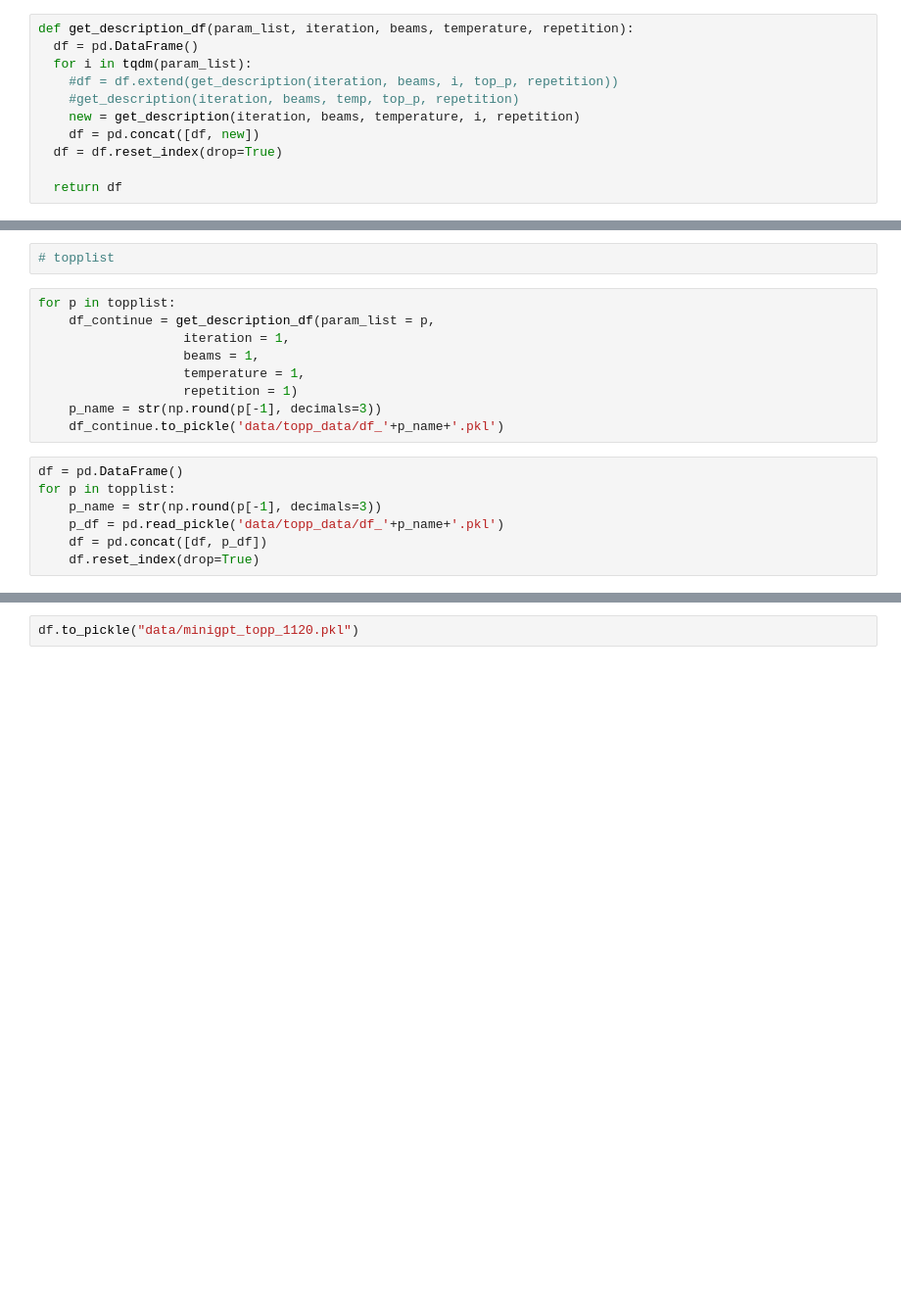
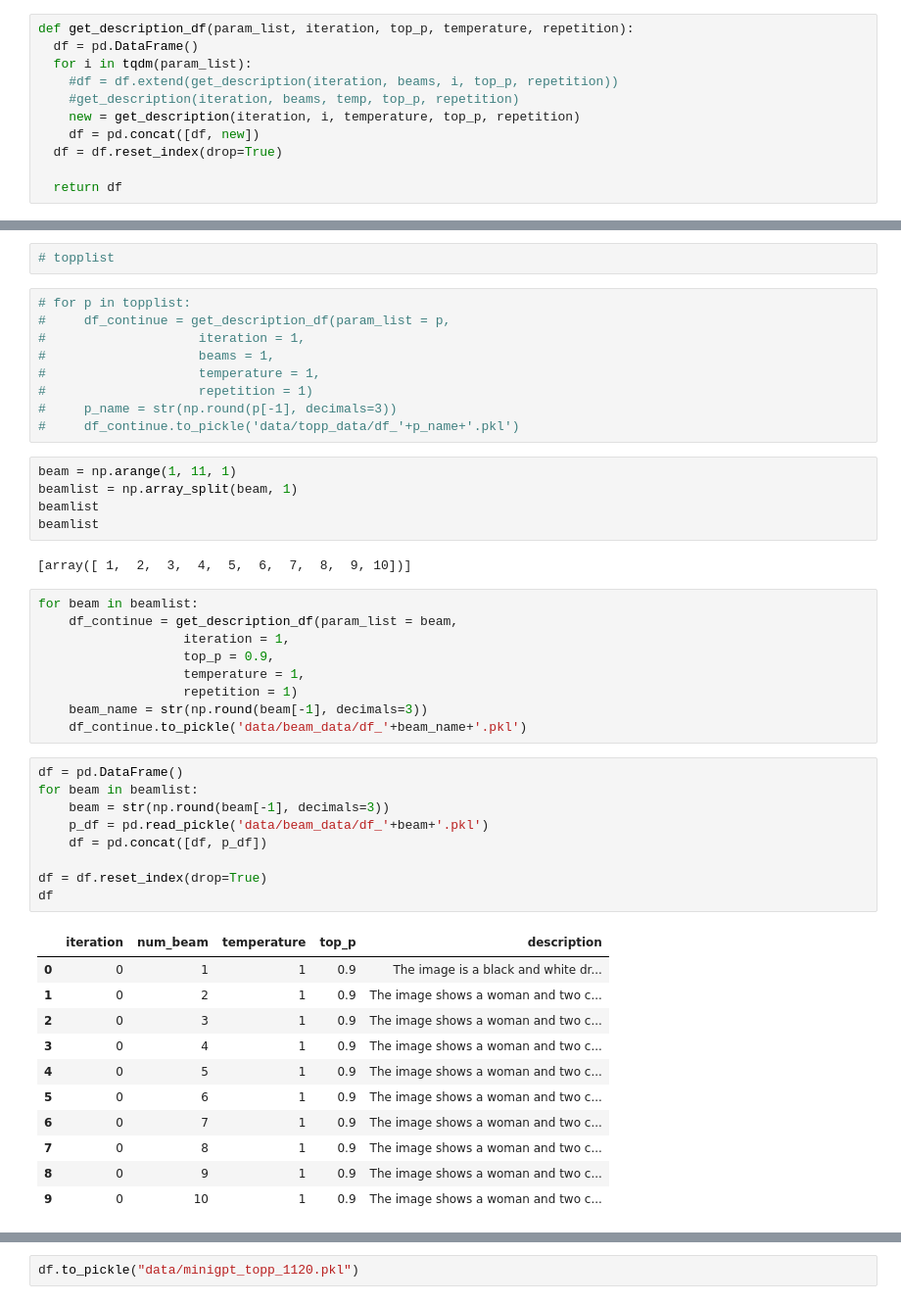
Before and after one commit to zimine/anlp23_project, a Jupyter notebook: project.ipynb, the cells around one changed output, grey strips where cells are left out. Shown at 98% size. Drawn from its saved outputs; the diff is of its cells as text; blank space fills up the shorter version.

Commit message:
added and updated analysis on num_beams

```diff
--- a/project.ipynb
+++ b/project.ipynb
@@ -88,12 +88,12 @@ def get_description(iteration, beams, temp, top_p, repetition):
 
 #   return df
 # %%
-def get_description_df(param_list, iteration, beams, temperature, repetition):
+def get_description_df(param_list, iteration, top_p, temperature, repetition):
   df = pd.DataFrame()
   for i in tqdm(param_list):
     #df = df.extend(get_description(iteration, beams, i, top_p, repetition))
     #get_description(iteration, beams, temp, top_p, repetition)
-    new = get_description(iteration, beams, temperature, i, repetition)
+    new = get_description(iteration, i, temperature, top_p, repetition)
     df = pd.concat([df, new])
   df = df.reset_index(drop=True)
 
@@ -126,18 +116,48 @@ topplist = np.array_split(topp, 20)
 # %%
 # topplist
 # %%
-for p in topplist:
-    df_continue = get_description_df(param_list = p,
-                   iteration = 1,
-                   beams = 1,
-                   temperature = 1,
-                   repetition = 1)
-    p_name = str(np.round(p[-1], decimals=3))
-    df_continue.to_pickle('data/topp_data/df_'+p_name+'.pkl')
+# for p in topplist:
+#     df_continue = get_description_df(param_list = p,
+#                    iteration = 1,
+#                    beams = 1,
+#                    temperature = 1,
+#                    repetition = 1)
+#     p_name = str(np.round(p[-1], decimals=3))
+#     df_continue.to_pickle('data/topp_data/df_'+p_name+'.pkl')
+# %%
+beam = np.arange(1, 11, 1)
+beamlist = np.array_split(beam, 1)
+beamlist
+beamlist
+# %% [output]
+[array([ 1,  2,  3,  4,  5,  6,  7,  8,  9, 10])]
+# %%
+for beam in beamlist:
+    df_continue = get_description_df(param_list = beam,
+                   iteration = 1,
+                   top_p = 0.9,
+                   temperature = 1,
+                   repetition = 1)
+    beam_name = str(np.round(beam[-1], decimals=3))
+    df_continue.to_pickle('data/beam_data/df_'+beam_name+'.pkl')
 # %%
 df = pd.DataFrame()
-for p in topplist:
-    p_name = str(np.round(p[-1], decimals=3))
-    p_df = pd.read_pickle('data/topp_data/df_'+p_name+'.pkl')
+for beam in beamlist:
+    beam = str(np.round(beam[-1], decimals=3))
+    p_df = pd.read_pickle('data/beam_data/df_'+beam+'.pkl')
     df = pd.concat([df, p_df])
-    df.reset_index(drop=True)
+
+df = df.reset_index(drop=True)
+df
+# %% [output]
+|  | iteration | num_beam | temperature | top_p | description |
+| 0 | 0 | 1 | 1 | 0.9 | The image is a black and white dr... |
+| 1 | 0 | 2 | 1 | 0.9 | The image shows a woman and two c... |
+| 2 | 0 | 3 | 1 | 0.9 | The image shows a woman and two c... |
+| 3 | 0 | 4 | 1 | 0.9 | The image shows a woman and two c... |
+| 4 | 0 | 5 | 1 | 0.9 | The image shows a woman and two c... |
+| 5 | 0 | 6 | 1 | 0.9 | The image shows a woman and two c... |
+| 6 | 0 | 7 | 1 | 0.9 | The image shows a woman and two c... |
+| 7 | 0 | 8 | 1 | 0.9 | The image shows a woman and two c... |
+| 8 | 0 | 9 | 1 | 0.9 | The image shows a woman and two c... |
+| 9 | 0 | 10 | 1 | 0.9 | The image shows a woman and two c... |
```
Also changed, not shown: parts of 6 cells of this notebook, 1 other file.
